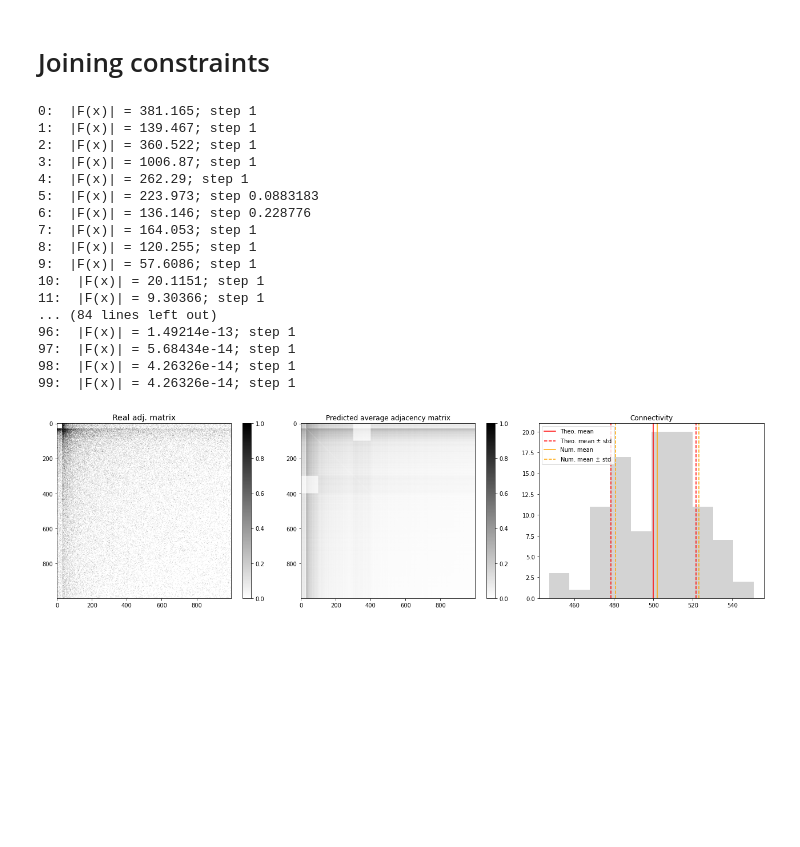
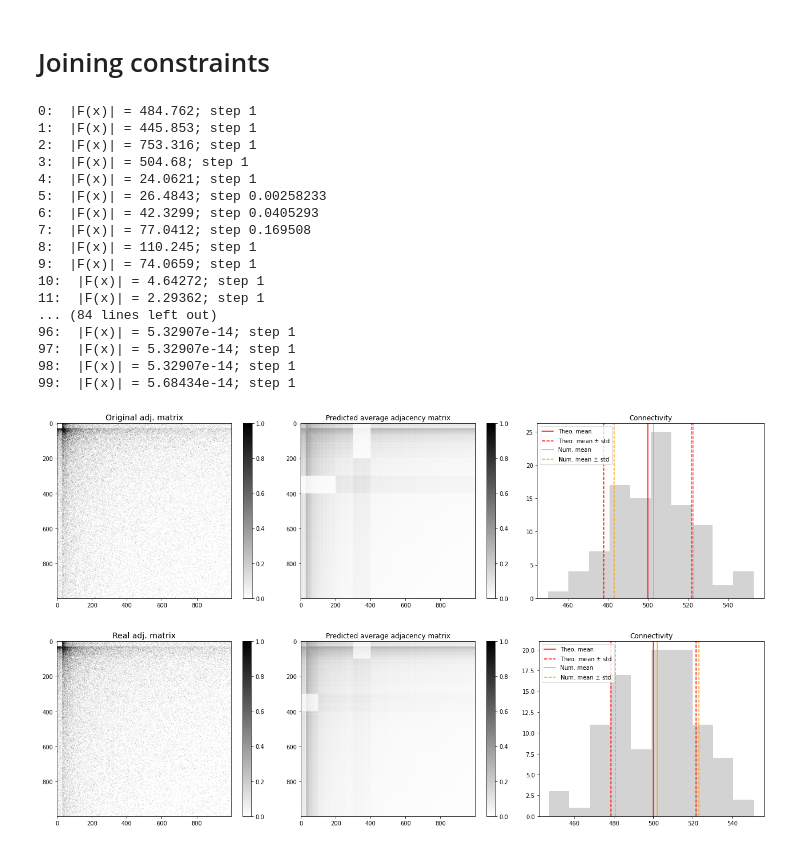
Before and after one commit to reemagit/claude, a Jupyter notebook: demos/main_demo.ipynb, the cells around one changed output. Cells and saved outputs as stored; diff of their text form; code cells hidden in the pictures; blank space fills up the shorter version.

```diff
--- a/demos/main_demo.ipynb
+++ b/demos/main_demo.ipynb
@@ -422,29 +436,29 @@ Text(0.5, 1.0, 'Predicted average adj. matrix')
 # %% [markdown]
 # Joining constraints
 # %%
-nodeset1 = np.arange(100)
+nodeset1 = np.arange(200)
 nodeset2 = np.arange(300,400)
 # %%
 m = cl.GraphEnsemble(1000)
 m.fit([const.DegreeSequence(d),const.Connectivity(500, nodeset1=nodeset1, nodeset2=nodeset2)], opt_kwargs={'nit':100,'fatol':1e-2,'disp':True})
 # %% [output]
-0:  |F(x)| = 381.165; step 1
-1:  |F(x)| = 139.467; step 1
-2:  |F(x)| = 360.522; step 1
-3:  |F(x)| = 1006.87; step 1
-4:  |F(x)| = 262.29; step 1
-5:  |F(x)| = 223.973; step 0.0883183
-6:  |F(x)| = 136.146; step 0.228776
-7:  |F(x)| = 164.053; step 1
-8:  |F(x)| = 120.255; step 1
-9:  |F(x)| = 57.6086; step 1
-10:  |F(x)| = 20.1151; step 1
-11:  |F(x)| = 9.30366; step 1
+0:  |F(x)| = 484.762; step 1
+1:  |F(x)| = 445.853; step 1
+2:  |F(x)| = 753.316; step 1
+3:  |F(x)| = 504.68; step 1
+4:  |F(x)| = 24.0621; step 1
+5:  |F(x)| = 26.4843; step 0.00258233
+6:  |F(x)| = 42.3299; step 0.0405293
+7:  |F(x)| = 77.0412; step 0.169508
+8:  |F(x)| = 110.245; step 1
+9:  |F(x)| = 74.0659; step 1
+10:  |F(x)| = 4.64272; step 1
+11:  |F(x)| = 2.29362; step 1
 ... (84 lines left out)
-96:  |F(x)| = 1.49214e-13; step 1
-97:  |F(x)| = 5.68434e-14; step 1
-98:  |F(x)| = 4.26326e-14; step 1
-99:  |F(x)| = 4.26326e-14; step 1
+96:  |F(x)| = 5.32907e-14; step 1
+97:  |F(x)| = 5.32907e-14; step 1
+98:  |F(x)| = 5.32907e-14; step 1
+99:  |F(x)| = 5.68434e-14; step 1
 # %%
 o_d = obs.DegreeSequence
 theo_mean_d = m.predict_mean(o_d)
@@ -454,6 +468,27 @@ o_c = obs.Connectivity(nodeset1=nodeset1,nodeset2=nodeset2)
 smpl = [np.triu(m.sample())[nodeset1[:,None],nodeset2].sum() for i in trange(100)]
 theo_mean_c = m.predict_mean(o_c)
 theo_std_c = m.predict_std(o_c)
+# %%
+plt.figure(figsize=[18,5])
+plt.subplot(1,3,1)
+plot_adj(ba_adj)
+plt.title('Original adj. matrix',fontsize=14)
+plt.subplot(1,3,2)
+plot_adj(m.adj_matrix)
+plt.title('Predicted average adjacency matrix',fontsize=12)
+plt.subplot(1,3,3)
+plt.hist(smpl,color='lightgray')
+plt.axvline(theo_mean_c,color='red', label='Theo. mean')
+plt.axvline(theo_mean_c-theo_std_c,color='red',linestyle='dashed', label='Theo. mean $\pm$ std')
+plt.axvline(theo_mean_c+theo_std_c,color='red',linestyle='dashed')
+plt.axvline(np.mean(smpl),color='orange', label='Num. mean')
+plt.axvline(np.mean(smpl)-np.std(smpl),color='orange',linestyle='dashed', label='Num. mean $\pm$ std')
+plt.axvline(np.mean(smpl)+np.std(smpl),color='orange',linestyle='dashed')
+plt.title('Connectivity',fontsize=12)
+plt.legend()
+plt.tight_layout()
+# %% [output]
+[figure, added]
 # %%
 plt.figure(figsize=[18,5])
 plt.subplot(1,3,1)
```
Also changed, not shown: parts of 9 cells of this notebook, 2 other files.
